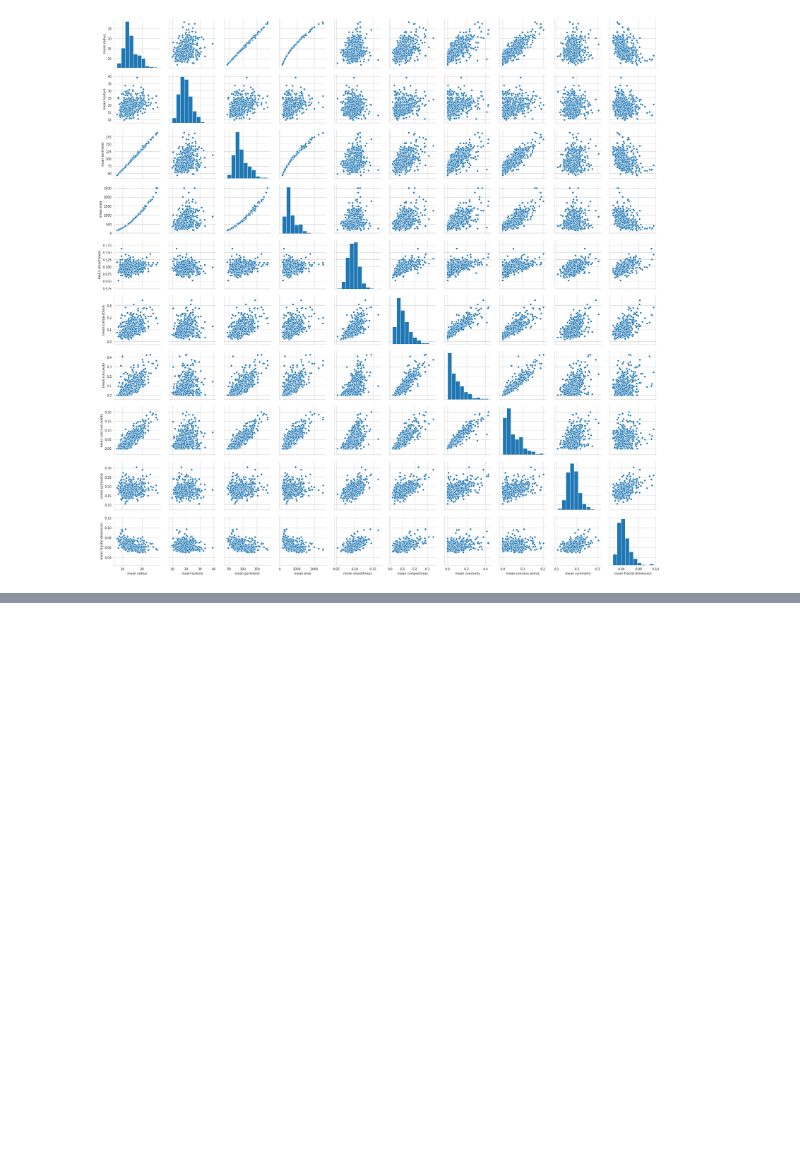
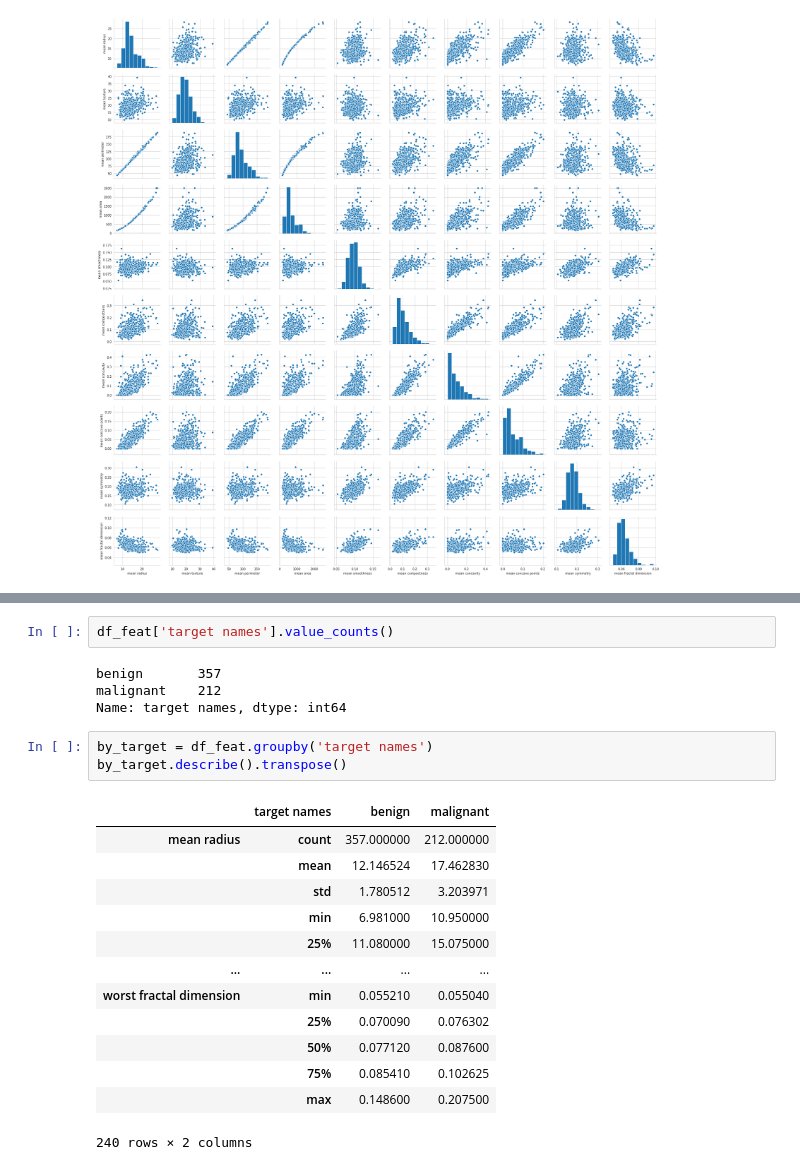
Before and after one commit to GkouskosV/Python-for-Data-Science-and-Machine-Learning-Bootcamp, a Jupyter notebook: Machine_Learning_Sections/Support_Vector_Machines/svm_breast_canser_dataset.ipynb, the cells around one changed output, grey strips where cells are left out. Saved outputs shown, nothing was run; the diff lists cells and outputs as text; blank space fills up the shorter version.

```diff
--- a/Machine_Learning_Sections/Support_Vector_Machines/svm_breast_canser_dataset.ipynb
+++ b/Machine_Learning_Sections/Support_Vector_Machines/svm_breast_canser_dataset.ipynb
@@ -98,0 +139,23 @@ df_feat.insert(len(df_feat.columns), 'target', list(canser['target']))
+# %%
+df_feat['target names'].value_counts()
+# %% [output]
+benign       357
+malignant    212
+Name: target names, dtype: int64
+# %%
+by_target = df_feat.groupby('target names')
+by_target.describe().transpose()
+# %% [output]
+|  | target names | benign | malignant |
+| mean radius | count | 357.000000 | 212.000000 |
+|  | mean | 12.146524 | 17.462830 |
+|  | std | 1.780512 | 3.203971 |
+|  | min | 6.981000 | 10.950000 |
+|  | 25% | 11.080000 | 15.075000 |
+| ... | ... | ... | ... |
+| worst fractal dimension | min | 0.055210 | 0.055040 |
+|  | 25% | 0.070090 | 0.076302 |
+|  | 50% | 0.077120 | 0.087600 |
+|  | 75% | 0.085410 | 0.102625 |
+|  | max | 0.148600 | 0.207500 |
+240 rows × 2 columns
```
Also changed, not shown: parts of 32 cells of this notebook.
